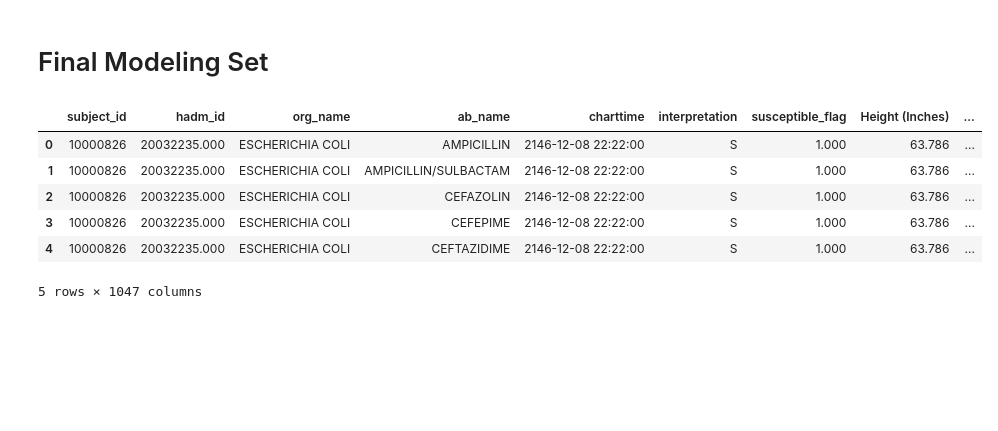
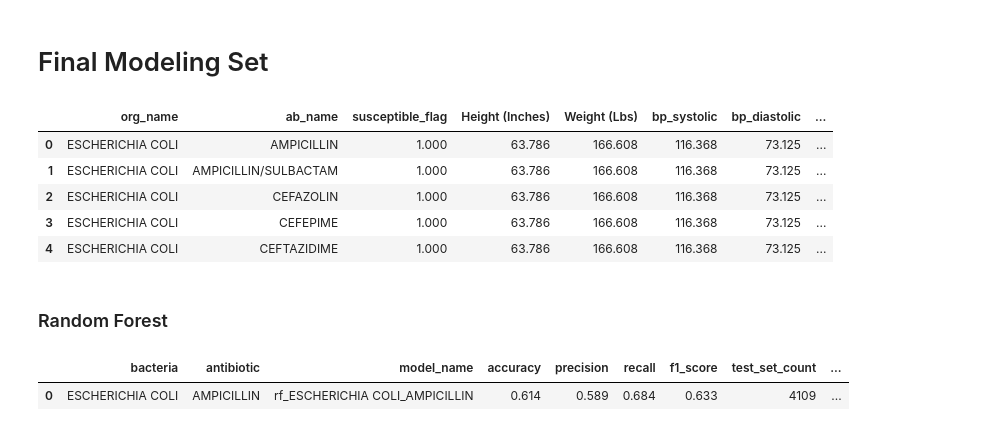
Before and after one commit to Jas-Dinh/resist.ai, a Jupyter notebook: katt_mimic_modeling.ipynb, the cells around one changed output. Cells and saved outputs as stored; diff of their text form; code cells hidden in the pictures; blank space fills up the shorter version.

```diff
--- a/katt_mimic_modeling.ipynb
+++ b/katt_mimic_modeling.ipynb
@@ -10,6 +10,9 @@ from io import BytesIO
 from io import StringIO
 import seaborn as sns
 from sklearn.metrics import precision_score, recall_score, accuracy_score, f1_score
+from tqdm import tqdm
+pd.set_option('display.max_columns', None)
+pd.set_option('display.max_rows', None)
 # %%
 # Initialize S3 client
 s3 = boto3.client('s3')
@@ -136,13 +120,15 @@ feat_encoded.dropna()
 # %% [markdown]
 # Final Modeling Set
 # %%
-df = df.merge(feat_encoded, on=['subject_id', 'charttime'])
-df.head()
+modeling_df = df.merge(feat_encoded, on=['subject_id', 'charttime'])
+modeling_df.drop(columns=['subject_id', 'hadm_id', 'charttime', 'interpretation'], axis=1, inplace=True)
+modeling_df.head()
 # %% [output]
-|  | subject_id | hadm_id | org_name | ab_name | charttime | interpretation | susceptible_flag | Height (Inches) | ... |
-| 0 | 10000826 | 20032235.000 | ESCHERICHIA COLI | AMPICILLIN | 2146-12-08 22:22:00 | S | 1.000 | 63.786 | ... |
-| 1 | 10000826 | 20032235.000 | ESCHERICHIA COLI | AMPICILLIN/SULBACTAM | 2146-12-08 22:22:00 | S | 1.000 | 63.786 | ... |
-| 2 | 10000826 | 20032235.000 | ESCHERICHIA COLI | CEFAZOLIN | 2146-12-08 22:22:00 | S | 1.000 | 63.786 | ... |
-| 3 | 10000826 | 20032235.000 | ESCHERICHIA COLI | CEFEPIME | 2146-12-08 22:22:00 | S | 1.000 | 63.786 | ... |
-| 4 | 10000826 | 20032235.000 | ESCHERICHIA COLI | CEFTAZIDIME | 2146-12-08 22:22:00 | S | 1.000 | 63.786 | ... |
+|  | org_name | ab_name | susceptible_flag | Height (Inches) | Weight (Lbs) | bp_systolic | bp_diastolic | ... |
+| 0 | ESCHERICHIA COLI | AMPICILLIN | 1.000 | 63.786 | 166.608 | 116.368 | 73.125 | ... |
+| 1 | ESCHERICHIA COLI | AMPICILLIN/SULBACTAM | 1.000 | 63.786 | 166.608 | 116.368 | 73.125 | ... |
+| 2 | ESCHERICHIA COLI | CEFAZOLIN | 1.000 | 63.786 | 166.608 | 116.368 | 73.125 | ... |
+| 3 | ESCHERICHIA COLI | CEFEPIME | 1.000 | 63.786 | 166.608 | 116.368 | 73.125 | ... |
+| 4 | ESCHERICHIA COLI | CEFTAZIDIME | 1.000 | 63.786 | 166.608 | 116.368 | 73.125 | ... |
-5 rows × 1047 columns
+# %% [markdown]
+### Random Forest
@@ -148,0 +221,7 @@ df.head()
+# %%
+# Convert results to a DataFrame
+results_df = pd.DataFrame(results)
+results_df
+# %% [output]
+|  | bacteria | antibiotic | model_name | accuracy | precision | recall | f1_score | test_set_count | ... |
+| 0 | ESCHERICHIA COLI | AMPICILLIN | rf_ESCHERICHIA COLI_AMPICILLIN | 0.614 | 0.589 | 0.684 | 0.633 | 4109 | ... |
```
Also changed, not shown: parts of 26 cells of this notebook.
